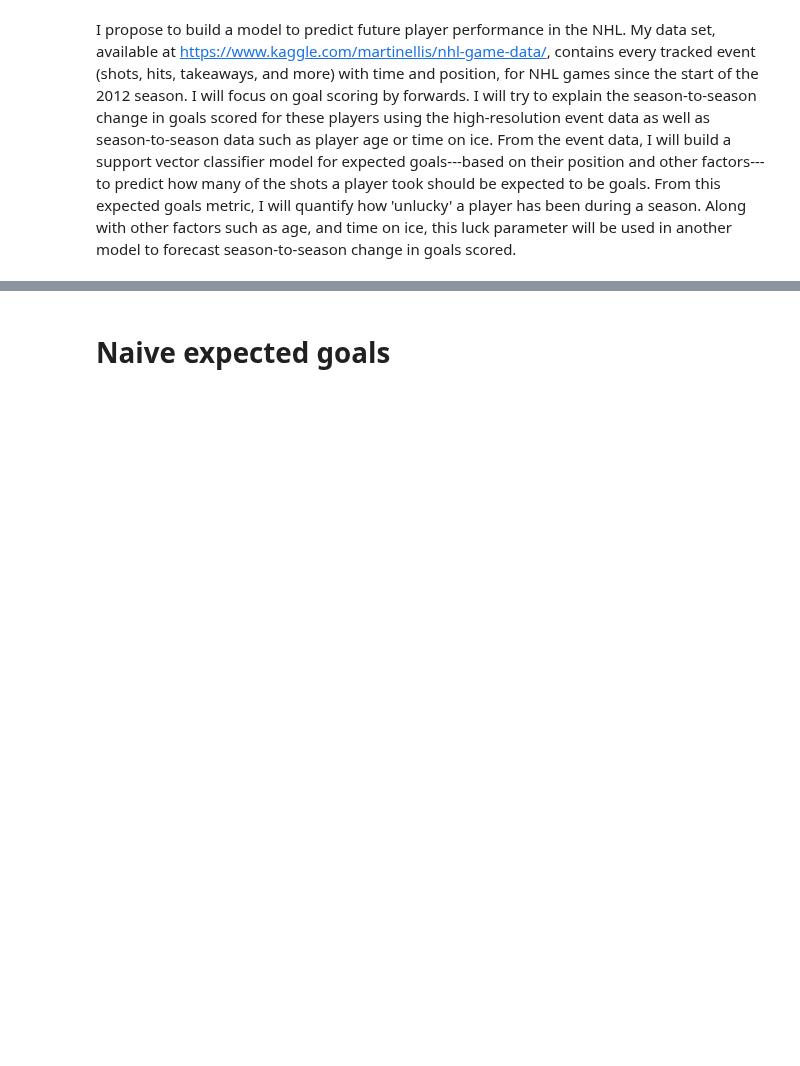
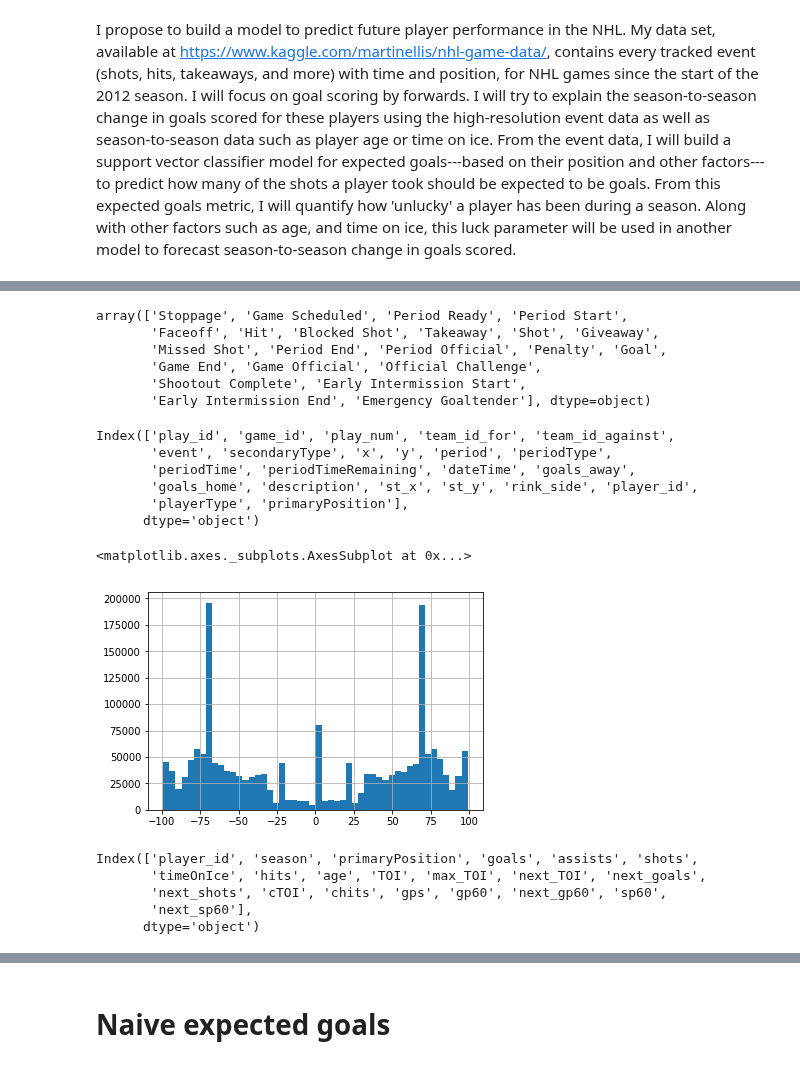
Before and after one commit to tiwariku/NHL_EDA, a Jupyter notebook: nhl_EDA.ipynb, the cells around one changed output, grey strips where cells are left out. Cells and saved outputs as stored; diff of their text form; code cells hidden in the pictures; blank space fills up the shorter version.

Commit message:
Goal_scoring.ipynb with markdown for interview. Updated figures from current train_test_split

```diff
--- a/nhl_EDA.ipynb
+++ b/nhl_EDA.ipynb
@@ -32,3 +23,10 @@ filenames = ['game_plays', 'game_plays_players', 'game',
             ,'game_goalie_stats' ,'team_info' ,'player_info']
 data_dir = '~/Documents/Employment/Data_incubator/2019_application/Project/data/nhl-game-data/'
 dataframes = load_data(data_dir, filenames)
+# %%
+#data preprocessing load event data, player
+plays = dataframes['game_plays']
+plays_players = dataframes['game_plays_players']
+player_info  = dataframes['player_info']
+games = dataframes['game']
+shifts = dataframes['game_shifts']
@@ -34,0 +41,31 @@ dataframes = load_data(data_dir, filenames)
+# %%
+plays['event'].unique()
+# %% [output]
+array(['Stoppage', 'Game Scheduled', 'Period Ready', 'Period Start',
+       'Faceoff', 'Hit', 'Blocked Shot', 'Takeaway', 'Shot', 'Giveaway',
+       'Missed Shot', 'Period End', 'Period Official', 'Penalty', 'Goal',
+       'Game End', 'Game Official', 'Official Challenge',
+       'Shootout Complete', 'Early Intermission Start',
+       'Early Intermission End', 'Emergency Goaltender'], dtype=object)
+# %%
+#make season player stats
+plays = plays.dropna(subset = ['st_x','st_y'])
+plays = pd.merge(plays, plays_players[['play_id','player_id','playerType']],on='play_id')
+# %%
+plays.keys()
+# %% [output]
+Index(['play_id', 'game_id', 'play_num', 'team_id_for', 'team_id_against',
+       'event', 'secondaryType', 'x', 'y', 'period', 'periodType',
+       'periodTime', 'periodTimeRemaining', 'dateTime', 'goals_away',
+       'goals_home', 'description', 'st_x', 'st_y', 'rink_side', 'player_id',
+       'playerType', 'primaryPosition'],
+      dtype='object')
+# %%
+plays = pd.merge(plays,player_info[['player_id','primaryPosition']],on='player_id')
+# %%
+plays = plays[plays['primaryPosition']!='D']
+# %%
+plays['x'].hist(bins=50)
+# %% [output]
+<matplotlib.axes._subplots.AxesSubplot at 0x...>
+[figure, added]
@@ -34,0 +123,8 @@ dataframes = load_data(data_dir, filenames)
+# %%
+season_skater_stats.keys()
+# %% [output]
+Index(['player_id', 'season', 'primaryPosition', 'goals', 'assists', 'shots',
+       'timeOnIce', 'hits', 'age', 'TOI', 'max_TOI', 'next_TOI', 'next_goals',
+       'next_shots', 'cTOI', 'chits', 'gps', 'gp60', 'next_gp60', 'sp60',
+       'next_sp60'],
+      dtype='object')
```
Also changed, not shown: parts of 11 cells of this notebook, 3 other files.
